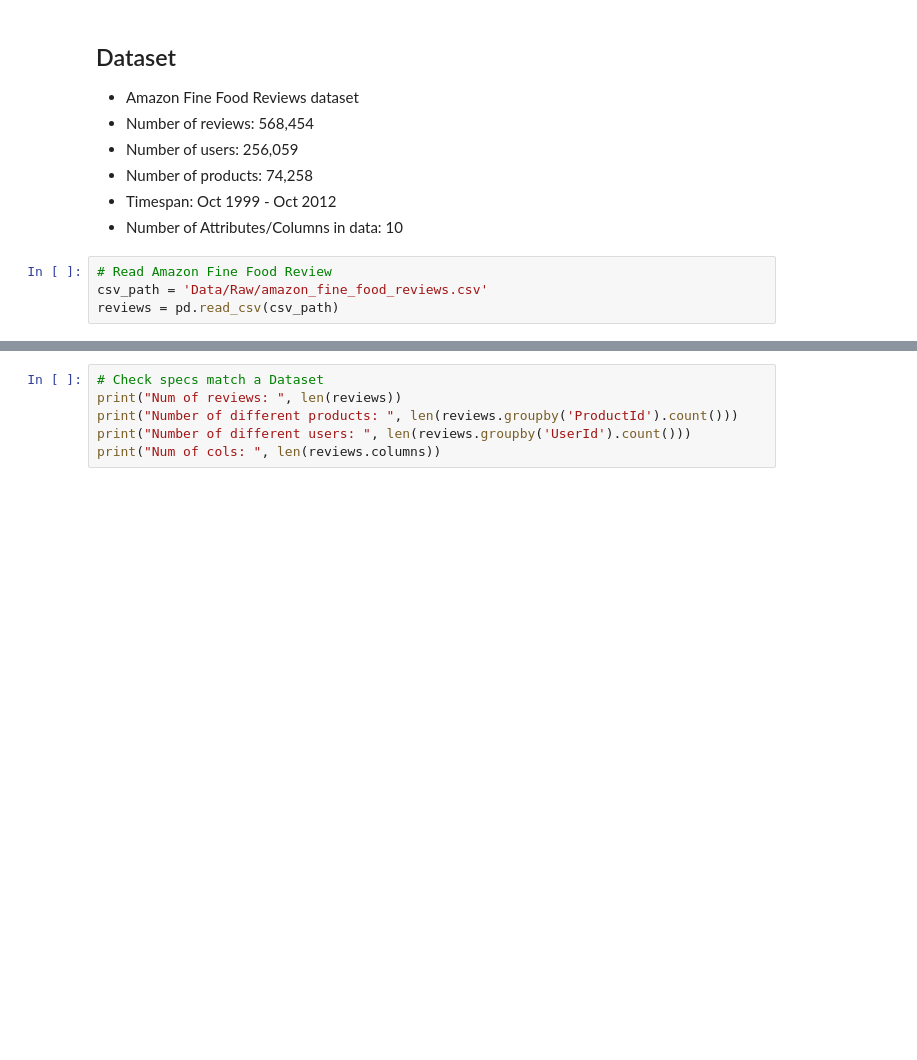
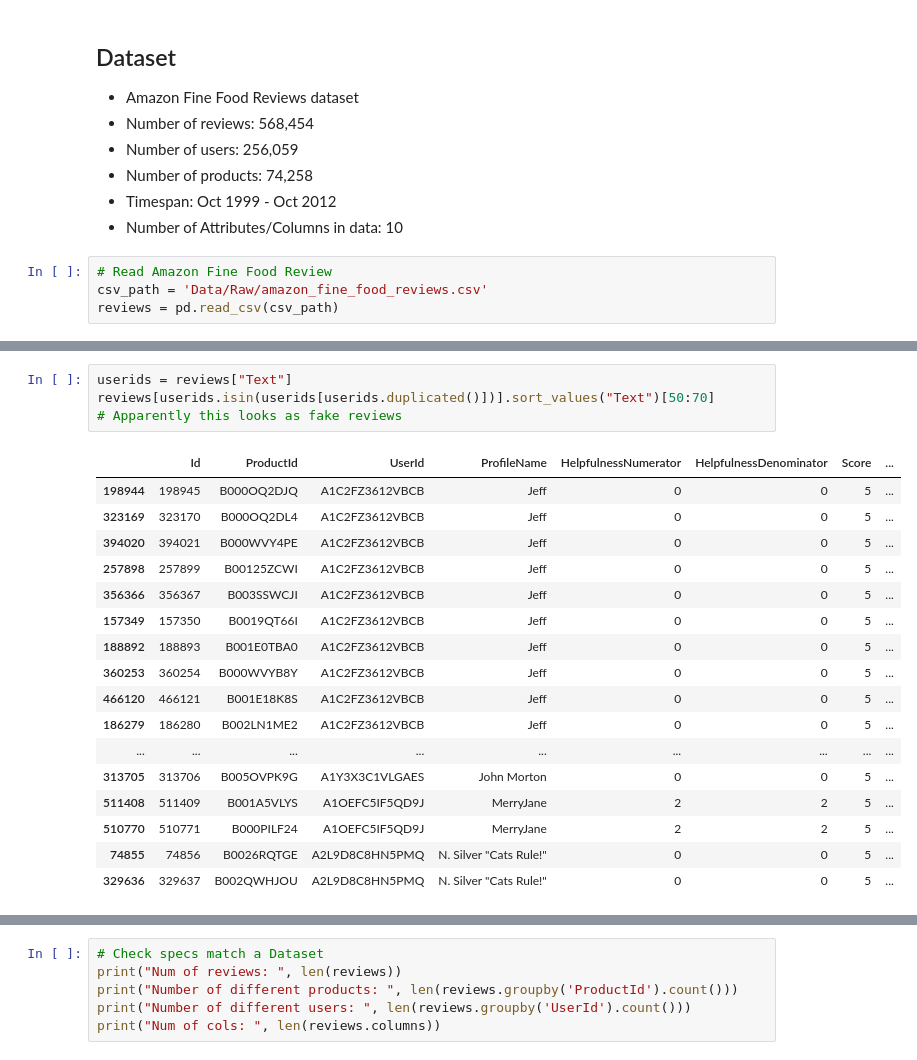
Before and after one commit to jordiburg/capstoneproj, a Jupyter notebook: clean_eda_data.ipynb, the cells around one changed output, grey strips where cells are left out. Cells and saved outputs as stored; diff of their text form; blank space fills up the shorter version.

```diff
--- a/clean_eda_data.ipynb
+++ b/clean_eda_data.ipynb
@@ -45,0 +66,22 @@ Name: Score, dtype: int64
+# %%
+userids = reviews["Text"]
+reviews[userids.isin(userids[userids.duplicated()])].sort_values("Text")[50:70]
+# Apparently this looks as fake reviews
+# %% [output]
+|  | Id | ProductId | UserId | ProfileName | HelpfulnessNumerator | HelpfulnessDenominator | Score | ... |
+| 198944 | 198945 | B000OQ2DJQ | A1C2FZ3612VBCB | Jeff | 0 | 0 | 5 | ... |
+| 323169 | 323170 | B000OQ2DL4 | A1C2FZ3612VBCB | Jeff | 0 | 0 | 5 | ... |
+| 394020 | 394021 | B000WVY4PE | A1C2FZ3612VBCB | Jeff | 0 | 0 | 5 | ... |
+| 257898 | 257899 | B00125ZCWI | A1C2FZ3612VBCB | Jeff | 0 | 0 | 5 | ... |
+| 356366 | 356367 | B003SSWCJI | A1C2FZ3612VBCB | Jeff | 0 | 0 | 5 | ... |
+| 157349 | 157350 | B0019QT66I | A1C2FZ3612VBCB | Jeff | 0 | 0 | 5 | ... |
+| 188892 | 188893 | B001E0TBA0 | A1C2FZ3612VBCB | Jeff | 0 | 0 | 5 | ... |
+| 360253 | 360254 | B000WVYB8Y | A1C2FZ3612VBCB | Jeff | 0 | 0 | 5 | ... |
+| 466120 | 466121 | B001E18K8S | A1C2FZ3612VBCB | Jeff | 0 | 0 | 5 | ... |
+| 186279 | 186280 | B002LN1ME2 | A1C2FZ3612VBCB | Jeff | 0 | 0 | 5 | ... |
+| ... | ... | ... | ... | ... | ... | ... | ... | ... |
+| 313705 | 313706 | B005OVPK9G | A1Y3X3C1VLGAES | John Morton | 0 | 0 | 5 | ... |
+| 511408 | 511409 | B001A5VLYS | A1OEFC5IF5QD9J | MerryJane | 2 | 2 | 5 | ... |
+| 510770 | 510771 | B000PILF24 | A1OEFC5IF5QD9J | MerryJane | 2 | 2 | 5 | ... |
+| 74855 | 74856 | B0026RQTGE | A2L9D8C8HN5PMQ | N. Silver "Cats Rule!" | 0 | 0 | 5 | ... |
+| 329636 | 329637 | B002QWHJOU | A2L9D8C8HN5PMQ | N. Silver "Cats Rule!" | 0 | 0 | 5 | ... |
```
Also changed, not shown: parts of 65 cells of this notebook.
